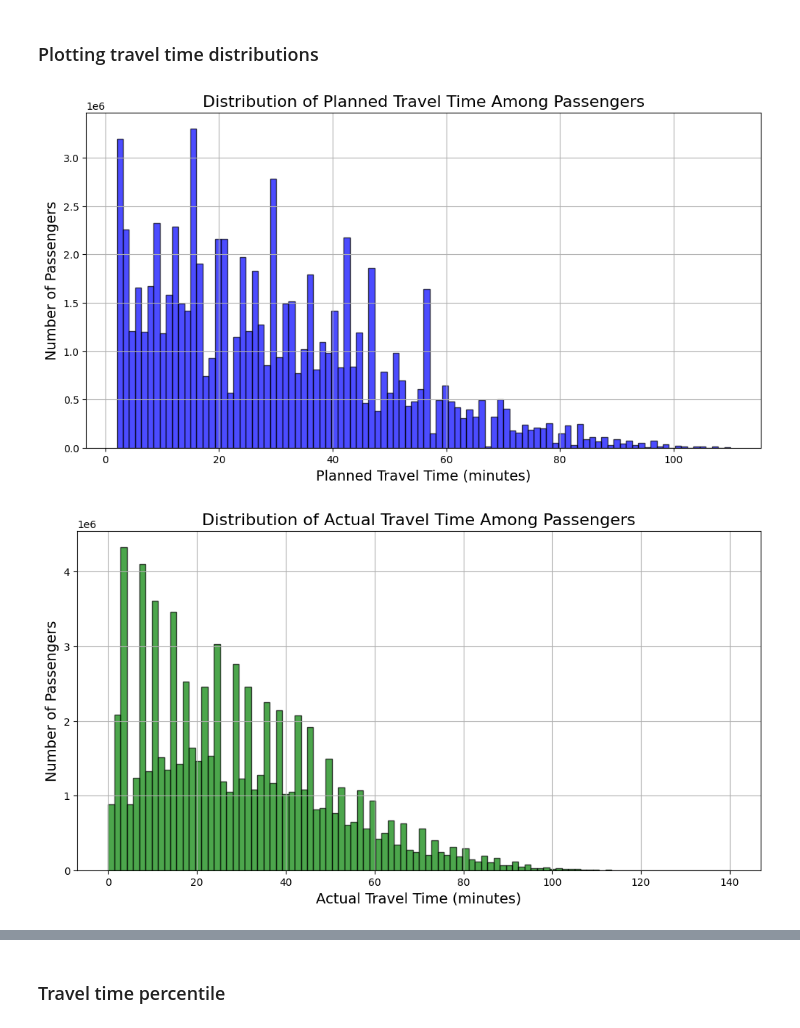
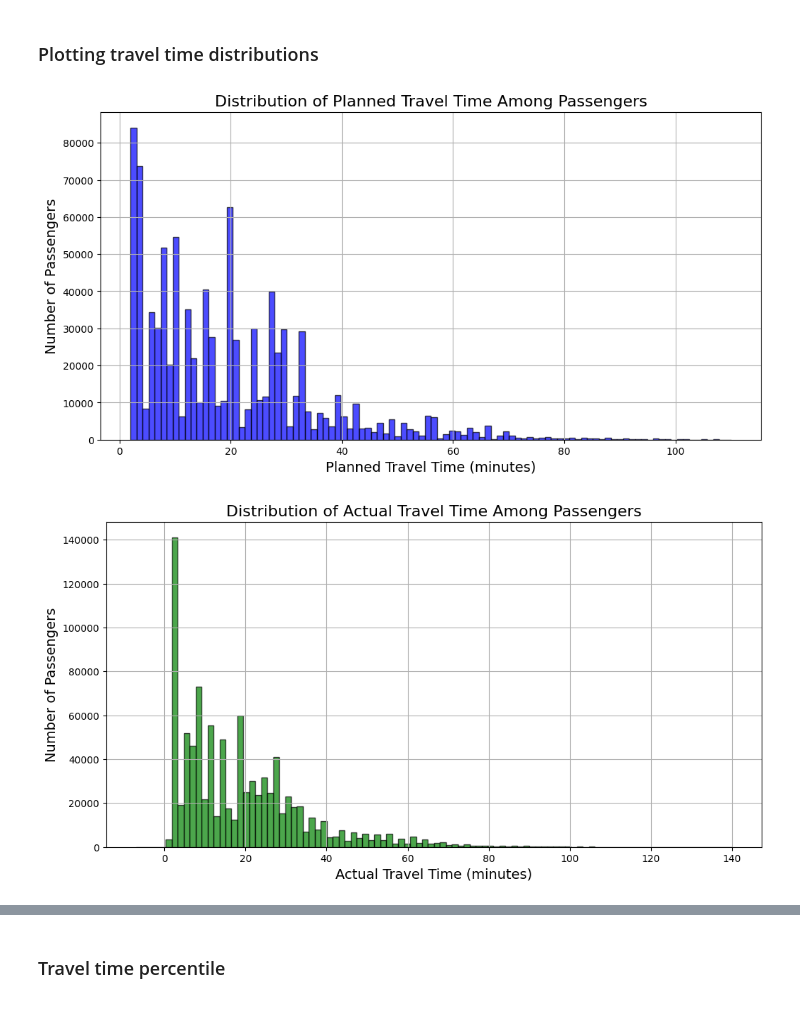
Before and after one commit to abdeaitali/k2-respunkt, a Jupyter notebook: vizualisation/viz_main_off_peak.ipynb, the cells around one changed output, grey strips where cells are left out. Drawn from its saved outputs; the diff is of its cells as text; code cells hidden in the pictures.

Commit message:
Final results incuding peak hours

```diff
--- a/vizualisation/viz_main_off_peak.ipynb
+++ b/vizualisation/viz_main_off_peak.ipynb
@@ -147,14 +131,14 @@ stations_south_to_north = ['Bål', 'Bro', 'Kän', 'Khä', 'Jkb', 'Bkb', 'Spå',
                            'Fas', 'Tåd', 'Skg', 'Hnd', 'Jbo', 'Vhe', 'Kda', 'Ts', 'Hfa', 'Ssä', 'Öso', 'Ngd', 'Gdv', 'Nyh']
 
 # Convert relevant columns to datetime
-df_onboard_planned_offpeak['Planerad_ankomsttid'] = pd.to_datetime(df_onboard_planned_offpeak['Planerad_ankomsttid'], errors='coerce')
-df_onboard_planned_offpeak['Planerad_avgangstid'] = pd.to_datetime(df_onboard_planned_offpeak['Planerad_avgangstid'], errors='coerce')
-df_onboard_planned_offpeak['Ankomsttid'] = pd.to_datetime(df_onboard_planned_offpeak['Ankomsttid'], errors='coerce')
-df_onboard_planned_offpeak['Avgangstid'] = pd.to_datetime(df_onboard_planned_offpeak['Avgangstid'], errors='coerce')
+df_onboard_actual_offpeak['Planerad_ankomsttid'] = pd.to_datetime(df_onboard_actual_offpeak['Planerad_ankomsttid'], errors='coerce')
+df_onboard_actual_offpeak['Planerad_avgangstid'] = pd.to_datetime(df_onboard_actual_offpeak['Planerad_avgangstid'], errors='coerce')
+df_onboard_actual_offpeak['Ankomsttid'] = pd.to_datetime(df_onboard_actual_offpeak['Ankomsttid'], errors='coerce')
+df_onboard_actual_offpeak['Avgangstid'] = pd.to_datetime(df_onboard_actual_offpeak['Avgangstid'], errors='coerce')
 
 # Split the dataframe into northbound and southbound data
-df_planned_northbound = df_onboard_planned_offpeak[df_onboard_planned_offpeak['direction'] == 1]
-df_planned_southbound = df_onboard_planned_offpeak[df_onboard_planned_offpeak['direction'] == -1]
+df_actual_northbound = df_onboard_actual_offpeak[df_onboard_actual_offpeak['direction'] == 1]
+df_actual_southbound = df_onboard_actual_offpeak[df_onboard_actual_offpeak['direction'] == -1]
 # %% [markdown]
 We do the same thing for dataframe from actual times.
 # %%
@@ -168,7 +152,7 @@ df_onboard_actual_offpeak['Avgangstid'] = pd.to_datetime(df_onboard_actual_offpe
 df_actual_northbound = df_onboard_actual_offpeak[df_onboard_actual_offpeak['direction'] == 1]
 df_actual_southbound = df_onboard_actual_offpeak[df_onboard_actual_offpeak['direction'] == -1]
 # %%
-def process_direction(df, planned_or_actual):
+def process_direction(df):
     grouped_trains = df.groupby(['Taguppdrag', 'Tagnr', 'Datum', 'direction'])
 
     df_travel_times_list = []
@@ -179,12 +163,10 @@ def process_direction(df, planned_or_actual):
         # Pre-extract necessary columns
         fran_signatures = train_data_sorted['Fran_platssignatur'].values
         till_signatures = train_data_sorted['Till_platssignatur'].values
-        if planned_or_actual == 'planned':
-            arrival_times = train_data_sorted['Planerad_ankomsttid'].values
-            departure_times = train_data_sorted['Planerad_avgangstid'].values
-        else: # actual times
-            arrival_times = train_data_sorted['Ankomsttid'].values
-            departure_times = train_data_sorted['Avgangstid'].values
+        scheduled_arrival_times = train_data_sorted['Planerad_ankomsttid'].values
+        scheduled_departure_times = train_data_sorted['Planerad_avgangstid'].values
+        arrival_times = train_data_sorted['Ankomsttid'].values
+        departure_times = train_data_sorted['Avgangstid'].values
 
         # Use NumPy arrays to store row data for efficiency
         rows_list = []
@@ -195,21 +177,24 @@ def process_direction(df, planned_or_actual):
 
             # Use slicing to avoid nested loop
             next_to_stations = till_signatures[i:]
-            passengers_to_next = train_data_sorted.iloc[i:]['n_onboard'].values
+            passengers_to_next = train_data_sorted.iloc[i][next_to_stations].values
             durations = (arrival_times[i:] - departure_times[i]).astype('timedelta64[m]').astype(int)
+            scheduled_durations = (scheduled_arrival_times[i:] - scheduled_departure_times[i]).astype('timedelta64[m]').astype(int)
 
             # Construct rows
             for j in range(len(next_to_stations)):
+                if durations[j]<0:
+                    print(durations[j])
                 rows_list.append((
                     train_id[0], train_id[1], train_id[2], train_id[3],
                     curr_from_station, next_to_stations[j],
-                    passengers_to_next[j], durations[j]
+                    passengers_to_next[j], durations[j], scheduled_durations[j]
                 ))
 
         df_train = pd.DataFrame(rows_list, columns=[
             'Taguppdrag', 'Tagnr', 'Datum', 'direction',
             'Fran_platssignatur', 'Till_platssignatur', 'n_passengers',
-            planned_or_actual+'_travel_time'
+            'actual_travel_time', 'scheduled_travel_time'
         ])
 
         df_travel_times_list.append(df_train)
@@ -219,40 +204,39 @@ def process_direction(df, planned_or_actual):
 from joblib import Parallel, delayed
 
 # Parallel execution for northbound and southbound data
-results_planned = Parallel(n_jobs=2)(delayed(process_direction)(df, 'planned') for df in [df_planned_northbound, df_planned_southbound])
-results_actual = Parallel(n_jobs=2)(delayed(process_direction)(df, 'actual') for df in [df_actual_northbound, df_actual_southbound])
+#process_direction(df_actual_northbound)
+results_actual = Parallel(n_jobs=2)(delayed(process_direction)(df) for df in [df_actual_northbound, df_actual_southbound])
 
 
 # Combine the results
-df_travel_times_planned = pd.concat(results_planned, ignore_index=True)
 df_travel_times_actual = pd.concat(results_actual, ignore_index=True)
 # %% [markdown]
 ### Plotting travel time distributions
 # %%
 import matplotlib.pyplot as plt
 
 # Plot 1: Distribution of planned travel time among passengers
 plt.figure(figsize=(12, 6))
 
-plt.hist(df_travel_times_planned['planned_travel_time'], bins=100, weights=df_travel_times_planned['n_passengers'], alpha=0.7, color='blue', edgecolor='black')
+plt.hist(df_travel_times_actual['scheduled_travel_time'], bins=100, weights=df_travel_times_actual['n_passengers'], alpha=0.7, color='blue', edgecolor='black')
 plt.xlabel('Planned Travel Time (minutes)', fontsize=14)
 plt.ylabel('Number of Passengers', fontsize=14)
 plt.title('Distribution of Planned Travel Time Among Passengers', fontsize=16)
 plt.grid(True)
 plt.show()
 
 # Plot 2: Distribution of actual travel time among passengers
 plt.figure(figsize=(12, 6))
 
 plt.hist(df_travel_times_actual['actual_travel_time'], bins=100, weights=df_travel_times_actual['n_passengers'], alpha=0.7, color='green', edgecolor='black')
 plt.xlabel('Actual Travel Time (minutes)', fontsize=14)
 plt.ylabel('Number of Passengers', fontsize=14)
 plt.title('Distribution of Actual Travel Time Among Passengers', fontsize=16)
 plt.grid(True)
 plt.show()
 # %% [output]
-[figure, old version]
+[figure, new version]
-[figure, old version]
+[figure, new version]
 # %%
 import matplotlib.pyplot as plt
 import seaborn as sns
```
Also changed, not shown: parts of 26 cells of this notebook, 7 other files.
